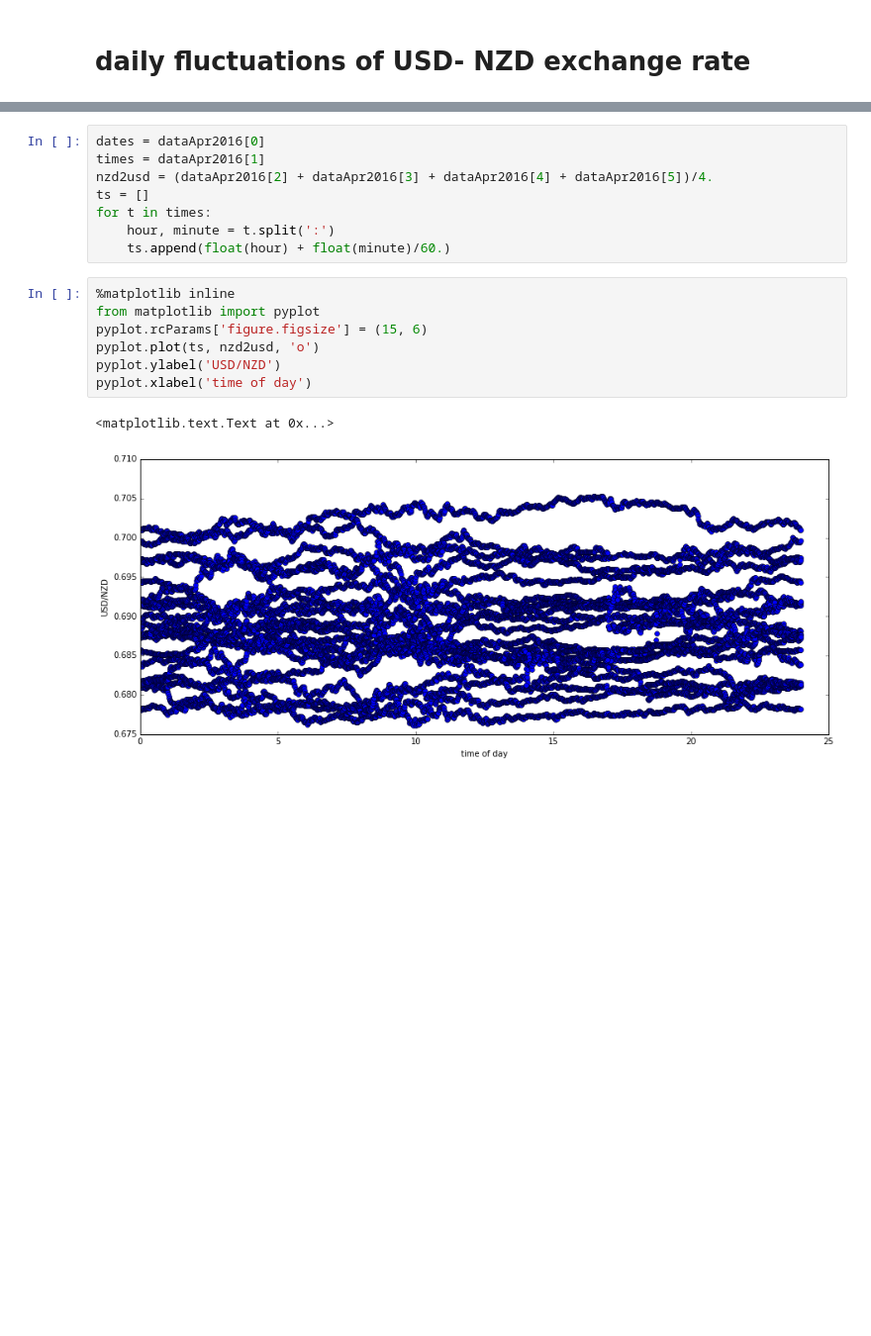
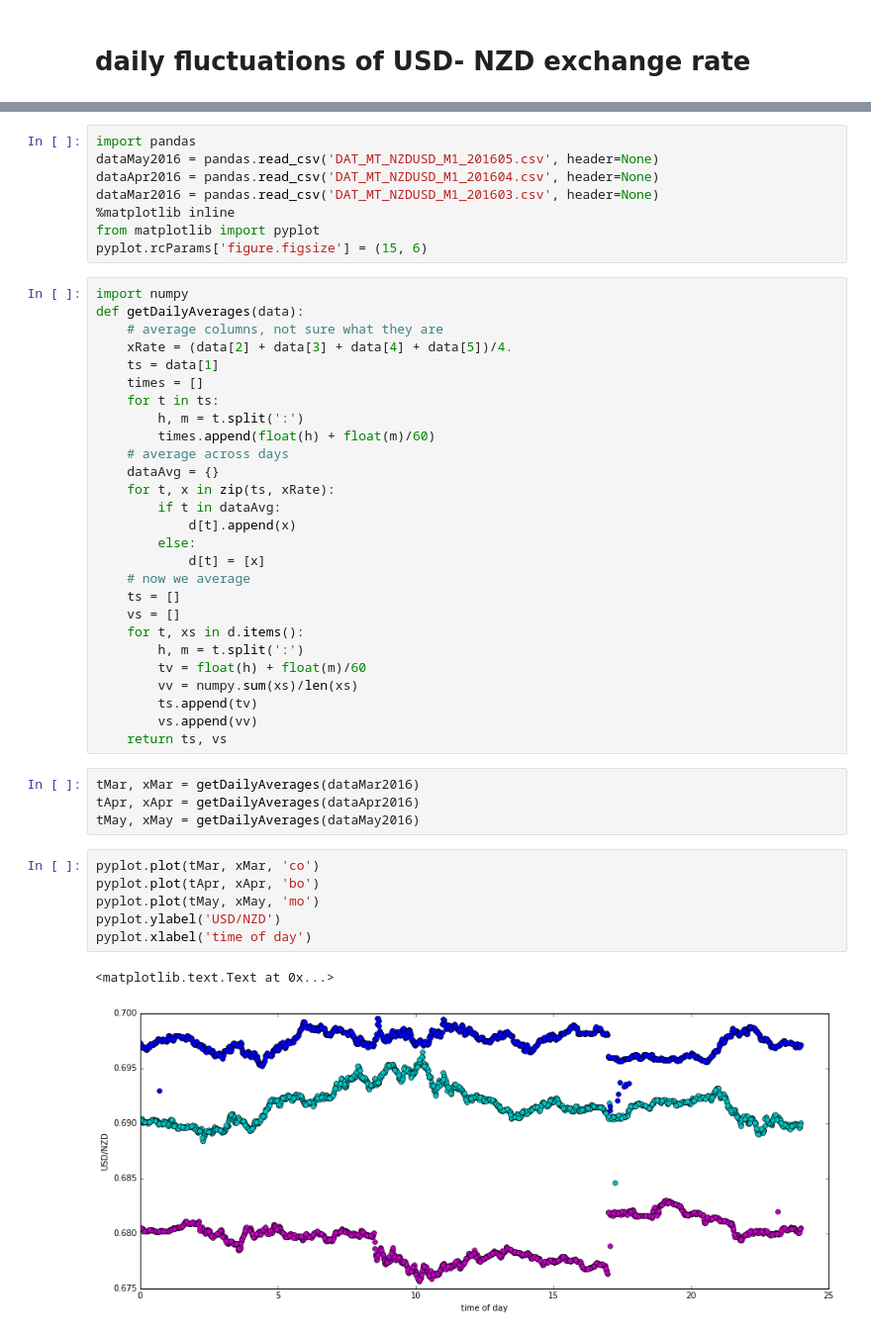
Before and after one commit to pletzer/jupyterMoons, a Jupyter notebook: USD_NZD_exchange.ipynb, the cells around one changed output, grey strips where cells are left out. Shown: that part at 99% size. Saved outputs shown, nothing was run; the diff lists cells and outputs as text; blank space fills up the shorter version.

Commit message:
+ Mar and May data

```diff
--- a/USD_NZD_exchange.ipynb
+++ b/USD_NZD_exchange.ipynb
@@ -6,18 +3,48 @@ dataApr2016 = pandas.read_csv('DAT_MT_NZDUSD_M1_201604.csv', header=None)
-# %%
-dates = dataApr2016[0]
-times = dataApr2016[1]
-nzd2usd = (dataApr2016[2] + dataApr2016[3] + dataApr2016[4] + dataApr2016[5])/4.
-ts = []
-for t in times:
-    hour, minute = t.split(':')
-    ts.append(float(hour) + float(minute)/60.)
-# %%
-%matplotlib inline
-from matplotlib import pyplot
-pyplot.rcParams['figure.figsize'] = (15, 6)
-pyplot.plot(ts, nzd2usd, 'o')
-pyplot.ylabel('USD/NZD')
-pyplot.xlabel('time of day')
-# %% [output]
-<matplotlib.text.Text at 0x...>
-[figure, removed]
+# %%
+import pandas
+dataMay2016 = pandas.read_csv('DAT_MT_NZDUSD_M1_201605.csv', header=None)
+dataApr2016 = pandas.read_csv('DAT_MT_NZDUSD_M1_201604.csv', header=None)
+dataMar2016 = pandas.read_csv('DAT_MT_NZDUSD_M1_201603.csv', header=None)
+%matplotlib inline
+from matplotlib import pyplot
+pyplot.rcParams['figure.figsize'] = (15, 6)
+# %%
+import numpy
+def getDailyAverages(data):
+    # average columns, not sure what they are
+    xRate = (data[2] + data[3] + data[4] + data[5])/4.
+    ts = data[1]
+    times = []
+    for t in ts:
+        h, m = t.split(':')
+        times.append(float(h) + float(m)/60)
+    # average across days
+    dataAvg = {}
+    for t, x in zip(ts, xRate):
+        if t in dataAvg:
+            d[t].append(x)
+        else:
+            d[t] = [x]
+    # now we average
+    ts = []
+    vs = []
+    for t, xs in d.items():
+        h, m = t.split(':')
+        tv = float(h) + float(m)/60
+        vv = numpy.sum(xs)/len(xs)
+        ts.append(tv)
+        vs.append(vv)
+    return ts, vs
+# %%
+tMar, xMar = getDailyAverages(dataMar2016)
+tApr, xApr = getDailyAverages(dataApr2016)
+tMay, xMay = getDailyAverages(dataMay2016)
+# %%
+pyplot.plot(tMar, xMar, 'co')
+pyplot.plot(tApr, xApr, 'bo')
+pyplot.plot(tMay, xMay, 'mo')
+pyplot.ylabel('USD/NZD')
+pyplot.xlabel('time of day')
+# %% [output]
+<matplotlib.text.Text at 0x...>
+[figure, added]
```
Also changed, not shown: parts of 1 cell of this notebook, 4 other files.
